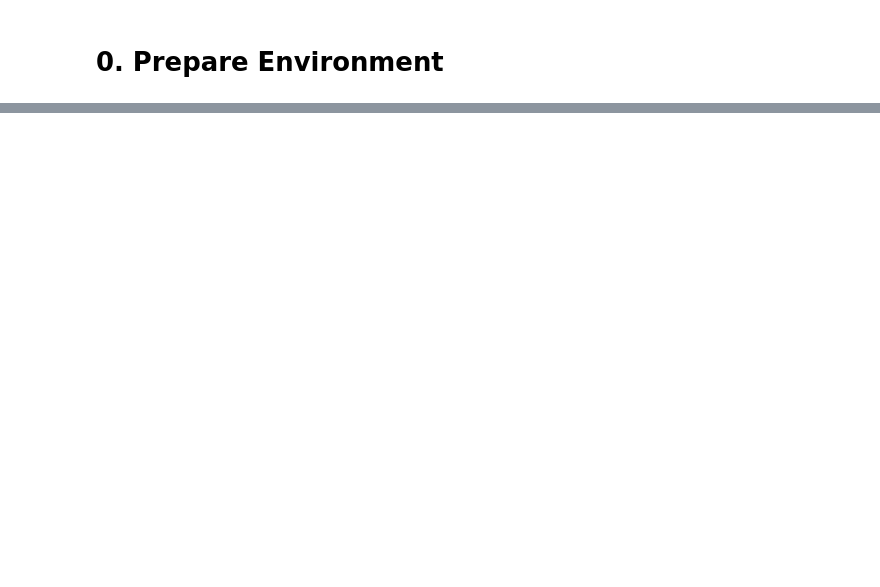
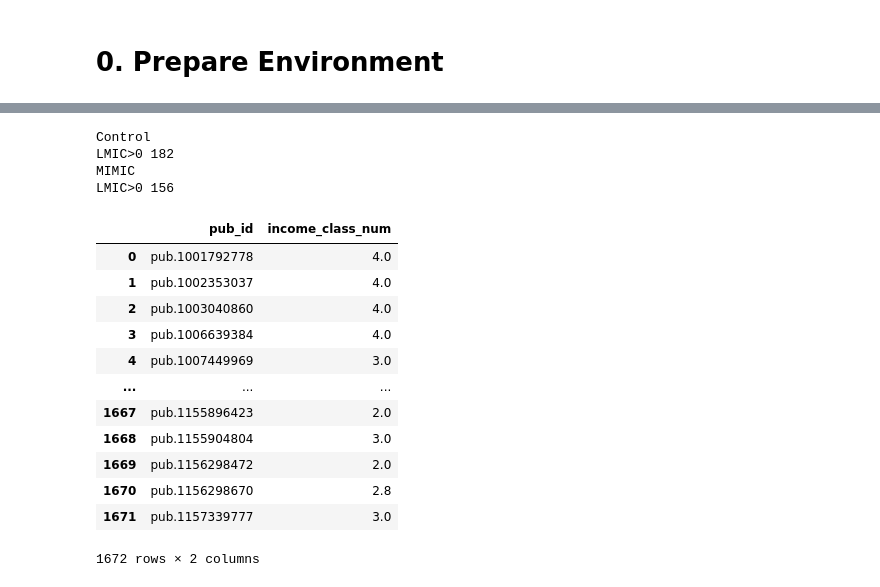
Before and after one commit to anpetushkov/OpenVsPrivateDatasets, a Jupyter notebook: OpenVsPrivateDataMaster.ipynb, the cells around one changed output, grey strips where cells are left out. Drawn from its saved outputs; the diff is of its cells as text; code cells hidden in the pictures; blank space fills up the shorter version.

```diff
--- a/OpenVsPrivateDataMaster.ipynb
+++ b/OpenVsPrivateDataMaster.ipynb
@@ -90,0 +1022,18 @@ def get_data():
+# %%
+
+# Create a boolean column indicating if a paper has a missing affiliation for any author
+MIMIC_affli['missing_affiliation'] = MIMIC_affli['aff_country'].isna() | MIMIC_affli['aff_country_code'].isna()
+
+# Group by publication and aggregate the 'missing_affiliation' column with 'any' function
+grouped_affiliations = MIMIC_affli.groupby('pub_id')['missing_affiliation'].agg('any').reset_index(name='any_missing_affiliation')
+
+# Filter the papers with non-missing affiliations
+papers_with_non_missing_affiliations = grouped_affiliations[grouped_affiliations['any_missing_affiliation'] == False]
+
+# Calculate the percentage of papers with at least one author with a missing affiliation
+num_papers = len(grouped_affiliations)
+num_papers_with_missing_affiliation = grouped_affiliations['any_missing_affiliation'].sum()
+percentage_papers_with_missing_affiliation = (num_papers_with_missing_affiliation / num_papers) * 100
+
+print(f"Number of papers with non-missing affiliations: {len(papers_with_non_missing_affiliations)}")
+print(f"{percentage_papers_with_missing_affiliation:.2f}% of papers had at least one author with a missing affiliation.")
@@ -90,0 +1132,12 @@ def get_data():
+# %%
+print("Control")
+Control_lmic_count = Control_affli[Control_affli['LMIC'] == 1].groupby('pub_id').agg({'LMIC': 'count'}).reset_index()
+print("LMIC>0",len(Control_lmic_count[Control_lmic_count.LMIC>0]))
+print("MIMIC")
+MIMIC_lmic_count = MIMIC_affli[MIMIC_affli['LMIC'] == 1].groupby('pub_id').agg({'LMIC': 'count'}).reset_index()
+print("LMIC>0",len(MIMIC_lmic_count[MIMIC_lmic_count.LMIC>0]))
+# %% [output]
+Control
+LMIC>0 182
+MIMIC
+LMIC>0 156
@@ -90,0 +1146,16 @@ def get_data():
+# %%
+MIMIC_affli[['pub_id','income_class_num']].groupby(['pub_id']).mean().reset_index()
+# %% [output]
+|  | pub_id | income_class_num |
+| 0 | pub.1001792778 | 4.0 |
+| 1 | pub.1002353037 | 4.0 |
+| 2 | pub.1003040860 | 4.0 |
+| 3 | pub.1006639384 | 4.0 |
+| 4 | pub.1007449969 | 3.0 |
+| ... | ... | ... |
+| 1667 | pub.1155896423 | 2.0 |
+| 1668 | pub.1155904804 | 3.0 |
+| 1669 | pub.1156298472 | 2.0 |
+| 1670 | pub.1156298670 | 2.8 |
+| 1671 | pub.1157339777 | 3.0 |
+1672 rows × 2 columns
```
Also changed, not shown: parts of 94 cells of this notebook, 16 other files.
